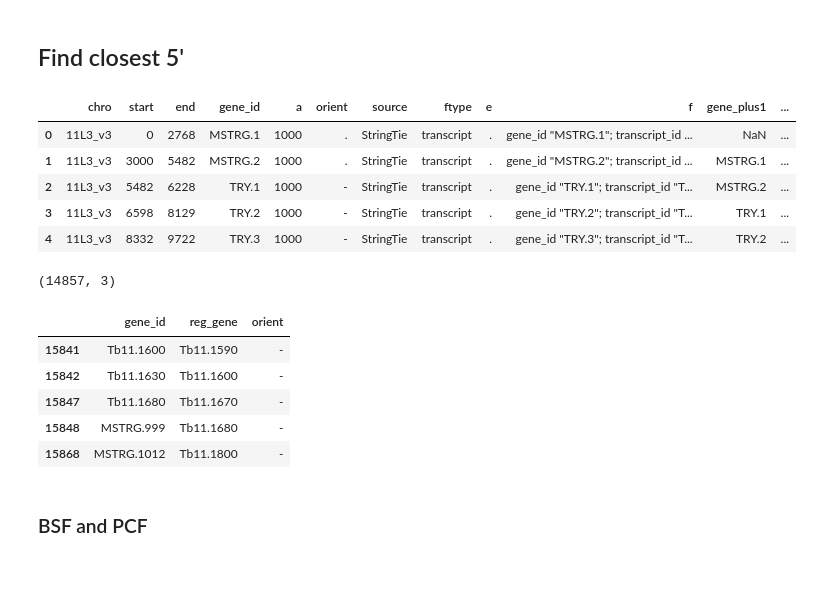
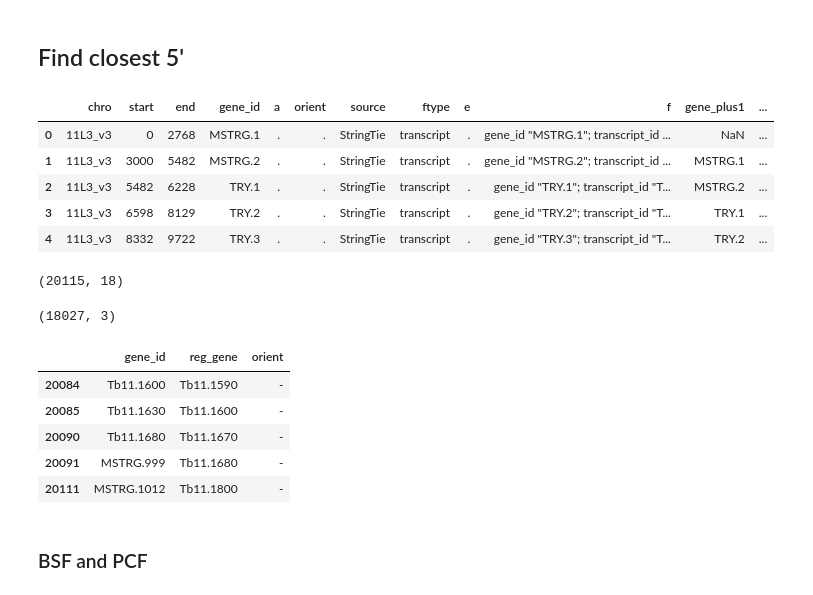
Before and after one commit to mtinti/polysome, a Jupyter notebook: Figures_Paper_def.ipynb, the cells around one changed output. Cells and saved outputs as stored; diff of their text form; code cells hidden in the pictures.

```diff
--- a/Figures_Paper_def.ipynb
+++ b/Figures_Paper_def.ipynb
@@ -1570,38 +1563,42 @@ def get_seq(X, chr_dict):
 # %%
 def get_gene(indata):
     indata = indata[-1].split(';')
     res = {}
     #print(indata)
     for n in indata:
         if 'gene_id' in n:
             n=n.strip()
             res[n.split(' ')[0].strip()]=n.split(' ')[1].strip('\"').strip('\'').strip()
     #print(res)
     return res['gene_id']
 
-inbed = pd.read_csv('tb927_3_ks_st_sc_st_tr_sorted.bed',sep='\t')
+inbed = pd.read_csv('tb927_5_sorted.bed',sep='\t')
 inbed.columns = ['chro','start','end','gene_id','a','orient','source','ftype','e','f']
 inbed=inbed[inbed['ftype']=='transcript']
 inbed =inbed.reset_index()
 del inbed['index']
 #inbed =inbed.reset_index()
 #inbed = inbed.set_index('gene_id')
 inbed['gene_plus1'] = inbed['gene_id'].shift(+1)
 inbed['gene_plus2'] = inbed['gene_id'].shift(+2)
 inbed['orient_plus1'] = inbed['orient'].shift(+1)
 inbed['orient_plus2'] = inbed['orient'].shift(+2)
 inbed['gene_minus1'] = inbed['gene_id'].shift(-1)
 inbed['orient_minus1'] = inbed['orient'].shift(-1)
 inbed['gene_minus2'] = inbed['gene_id'].shift(-2)
 inbed['orient_minus2'] = inbed['orient'].shift(-2)
 inbed.head()
 # %% [output]
 |  | chro | start | end | gene_id | a | orient | source | ftype | e | f | gene_plus1 | ... |
-| 0 | 11L3_v3 | 0 | 2768 | MSTRG.1 | 1000 | . | StringTie | transcript | . | gene_id "MSTRG.1"; transcript_id ... | NaN | ... |
-| 1 | 11L3_v3 | 3000 | 5482 | MSTRG.2 | 1000 | . | StringTie | transcript | . | gene_id "MSTRG.2"; transcript_id ... | MSTRG.1 | ... |
-| 2 | 11L3_v3 | 5482 | 6228 | TRY.1 | 1000 | - | StringTie | transcript | . | gene_id "TRY.1"; transcript_id "T... | MSTRG.2 | ... |
-| 3 | 11L3_v3 | 6598 | 8129 | TRY.2 | 1000 | - | StringTie | transcript | . | gene_id "TRY.2"; transcript_id "T... | TRY.1 | ... |
-| 4 | 11L3_v3 | 8332 | 9722 | TRY.3 | 1000 | - | StringTie | transcript | . | gene_id "TRY.3"; transcript_id "T... | TRY.2 | ... |
+| 0 | 11L3_v3 | 0 | 2768 | MSTRG.1 | . | . | StringTie | transcript | . | gene_id "MSTRG.1"; transcript_id ... | NaN | ... |
+| 1 | 11L3_v3 | 3000 | 5482 | MSTRG.2 | . | . | StringTie | transcript | . | gene_id "MSTRG.2"; transcript_id ... | MSTRG.1 | ... |
+| 2 | 11L3_v3 | 5482 | 6228 | TRY.1 | . | . | StringTie | transcript | . | gene_id "TRY.1"; transcript_id "T... | MSTRG.2 | ... |
+| 3 | 11L3_v3 | 6598 | 8129 | TRY.2 | . | . | StringTie | transcript | . | gene_id "TRY.2"; transcript_id "T... | TRY.1 | ... |
+| 4 | 11L3_v3 | 8332 | 9722 | TRY.3 | . | . | StringTie | transcript | . | gene_id "TRY.3"; transcript_id "T... | TRY.2 | ... |
+# %%
+inbed.shape
+# %% [output]
+(20115, 18)
 # %%
 for_list = inbed[(inbed['orient_minus1']=='+')#&
      #inbed['gene_id'].isin(common_genes)&
@@ -1621,13 +1618,13 @@ merge_list = pd.concat([for_list,rev_list])
 print(merge_list.shape)
 merge_list.tail()
 # %% [output]
-(14857, 3)
+(18027, 3)
 |  | gene_id | reg_gene | orient |
-| 15841 | Tb11.1600 | Tb11.1590 | - |
-| 15842 | Tb11.1630 | Tb11.1600 | - |
-| 15847 | Tb11.1680 | Tb11.1670 | - |
-| 15848 | MSTRG.999 | Tb11.1680 | - |
-| 15868 | MSTRG.1012 | Tb11.1800 | - |
+| 20084 | Tb11.1600 | Tb11.1590 | - |
+| 20085 | Tb11.1630 | Tb11.1600 | - |
+| 20090 | Tb11.1680 | Tb11.1670 | - |
+| 20091 | MSTRG.999 | Tb11.1680 | - |
+| 20111 | MSTRG.1012 | Tb11.1800 | - |
 # %% [markdown]
 ### BSF and PCF
 # %%
```
Also changed, not shown: parts of 43 cells of this notebook.
